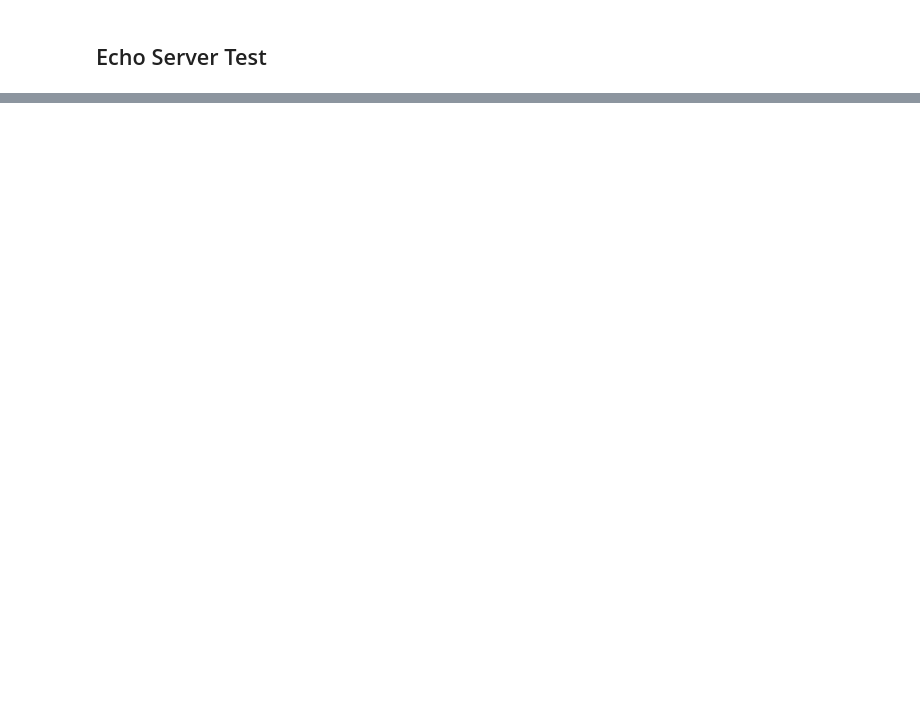
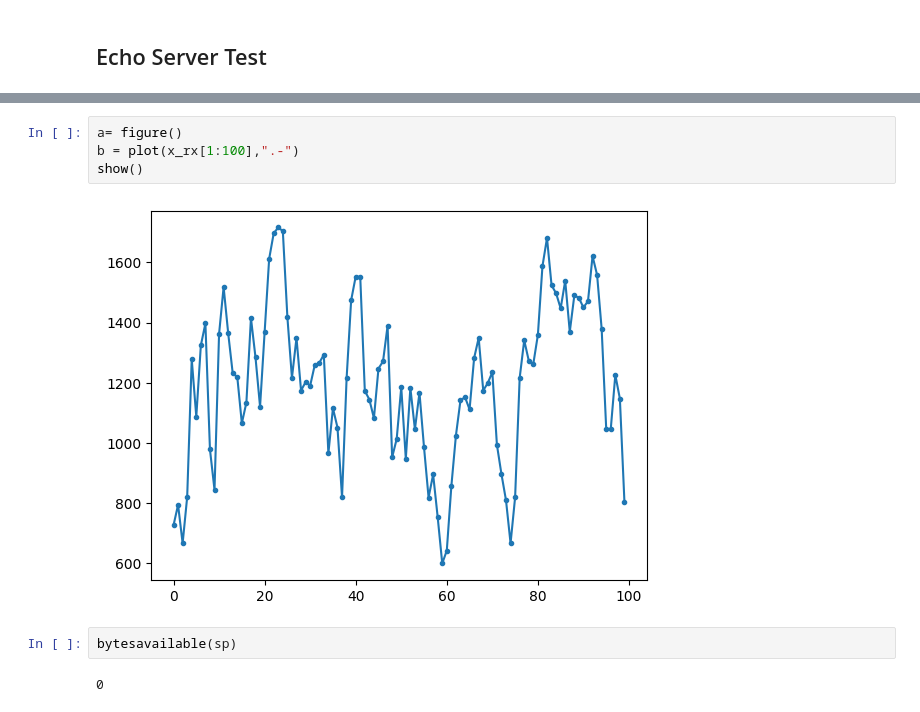
Before and after one commit to GDFLAW001/Sonar-Design, a Jupyter notebook: Source Code/Sampling/LibSerialPort.ipynb, the cells around one changed output, grey strips where cells are left out. Saved outputs shown, nothing was run; the diff lists cells and outputs as text; blank space fills up the shorter version.

```diff
--- a/Source Code/Sampling/LibSerialPort.ipynb
+++ b/Source Code/Sampling/LibSerialPort.ipynb
@@ -126,0 +394,10 @@ libserialport returned SP_ERR_ARG - Function was called with invalid arguments."
+# %%
+a= figure()
+b = plot(x_rx[1:100],".-")
+show()
+# %% [output]
+[figure, added]
+# %%
+bytesavailable(sp)
+# %% [output]
+0
```
Also changed, not shown: parts of 34 cells of this notebook, 1 other file.
